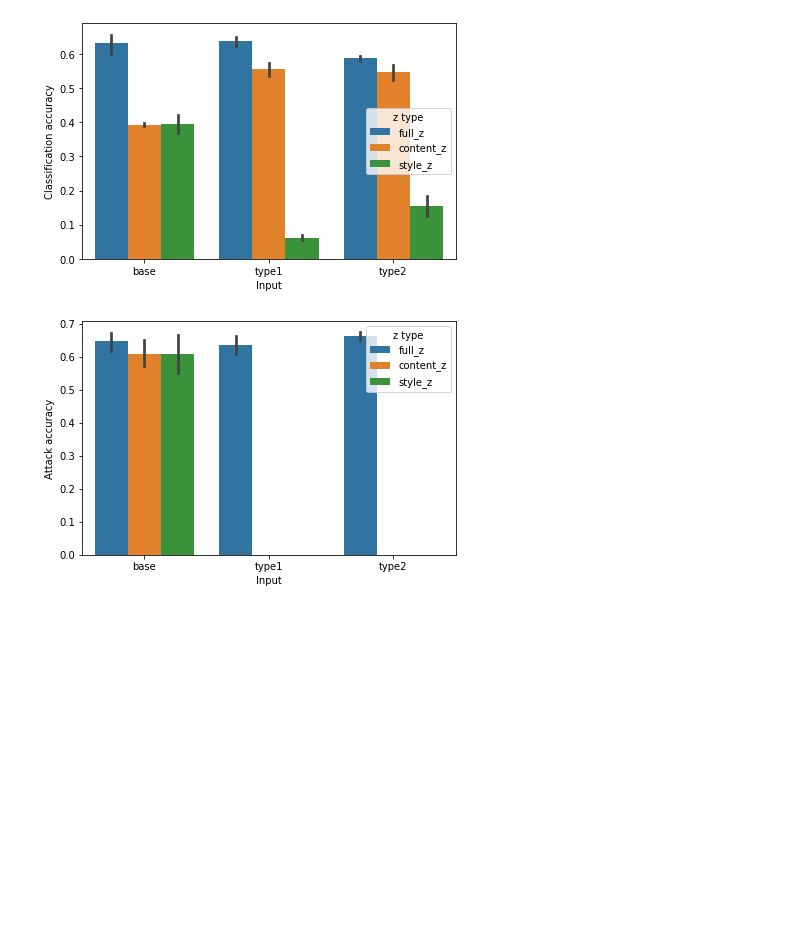
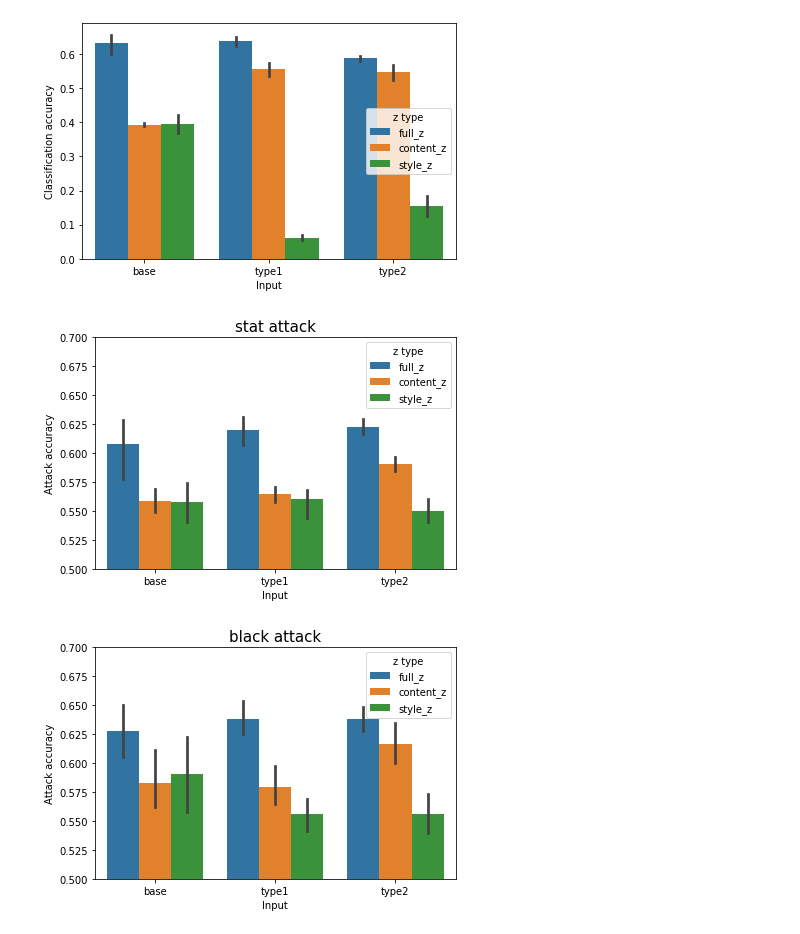
Before and after one commit to heonseok/MPMLD, a Jupyter notebook: notebook/visualize_results.ipynb, the cells around one changed output. Drawn from its saved outputs; the diff is of its cells as text; code cells hidden in the pictures; blank space fills up the shorter version.

```diff
--- a/notebook/visualize_results.ipynb
+++ b/notebook/visualize_results.ipynb
@@ -203,3 +41,27 @@ if __name__ == "__main__":
+# %%
+def bar_plot_attack_acc(dataset, model_list):
+    attack_df = pd.DataFrame()
+    for attack_type in ['stat', 'black']:
+        for model in model_list:
+            input_type = parse_input_type(model)
+            attack_path = os.path.join(base_path, dataset, 'attacker', model)
+            for z_type in ['full_z', 'content_z', 'style_z']:
+                for repeat in range(5):
+                    try:
+                        attack_repeat_path = os.path.join(attack_path, z_type, 'repeat{}'.format(repeat), attack_type)
+                        attack_acc = np.load(os.path.join(attack_repeat_path, 'acc.npy'), allow_pickle=True)
+                        if not attack_type == 'stat':
+                            attack_acc = attack_acc.item()['test']
+                        attack_df = attack_df.append({'Attack accuracy': attack_acc, 'Input':input_type, 'z type': z_type}, ignore_index=True)
+
+                    except FileNotFoundError:
+                        continue
+
+        sns.barplot(x='Input', y='Attack accuracy', data=attack_df, hue='z type')
+        plt.ylim(0.5, 0.7)
+        plt.tight_layout()
+        plt.title('{} attack'.format(attack_type), fontdict={'size': 15})
+        plt.show()
 # %%
 location_model_list = [
     # 'FCNClassifier_setsize2000_original',
@@ -207,7 +69,11 @@ location_model_list = [
     'FCNClassifier_setsize2000_AE_z64_type1',
     'FCNClassifier_setsize2000_AE_z64_type2',
 ]
-draw_acc_bar_plot('location', location_model_list)
-# %% [output]
-[figure, removed]
-[figure, removed]
+# %%
+bar_plot_class_acc('location', location_model_list)
+
+bar_plot_attack_acc('location', location_model_list)
+# %% [output]
+[figure, added]
+[figure, added]
+[figure, added]
```
Also changed, not shown: parts of 5 cells of this notebook, 4 other files.
